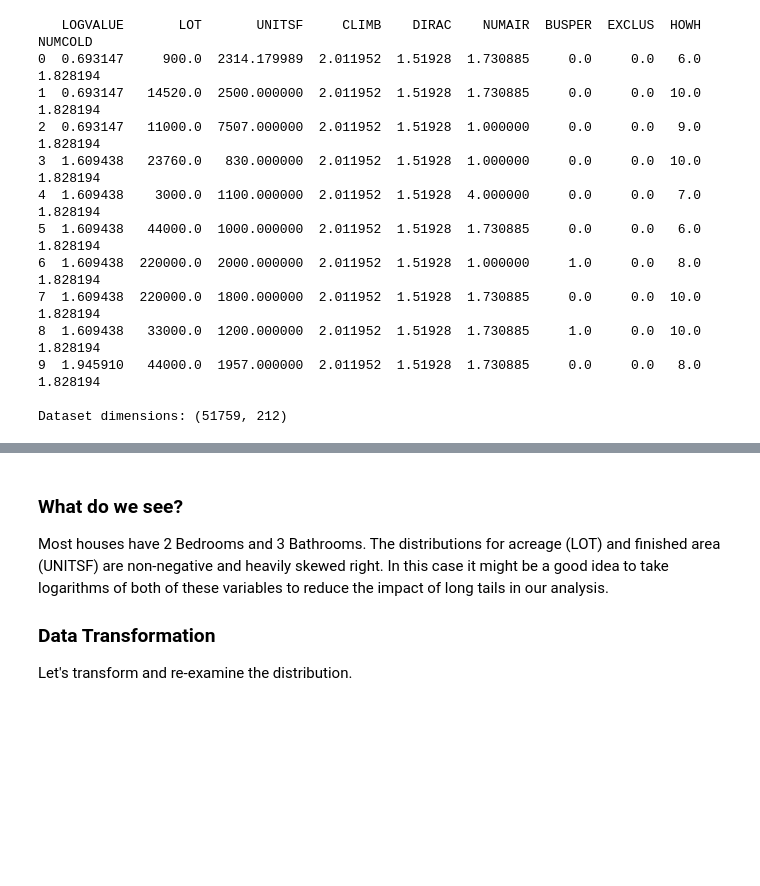
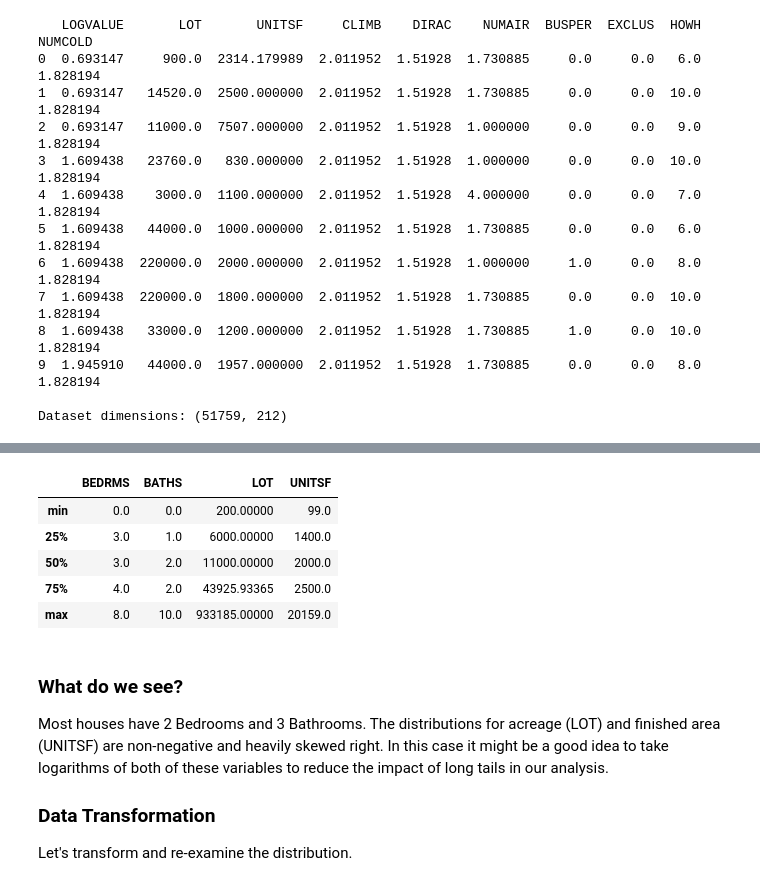
Before and after one commit to bquistorff/NABE_workbooks, a Jupyter notebook: 2. Predicting Housing Prices - Solutions.ipynb, the cells around one changed output, grey strips where cells are left out. Cells and saved outputs as stored; diff of their text form; code cells hidden in the pictures; blank space fills up the shorter version.

```diff
--- a/2. Predicting Housing Prices - Solutions.ipynb
+++ b/2. Predicting Housing Prices - Solutions.ipynb
@@ -72,3 +121,14 @@ Let's plot the first two using bar plots and the later two with histograms. In a
+# %%
+features = ['BEDRMS', 'BATHS', 'LOT', 'UNITSF']
+five_numbers = Housing[features].describe().loc[['min', '25%', '50%', '75%', 'max']]
+display(five_numbers)
+# %% [output]
+|  | BEDRMS | BATHS | LOT | UNITSF |
+| min | 0.0 | 0.0 | 200.00000 | 99.0 |
+| 25% | 3.0 | 1.0 | 6000.00000 | 1400.0 |
+| 50% | 3.0 | 2.0 | 11000.00000 | 2000.0 |
+| 75% | 4.0 | 2.0 | 43925.93365 | 2500.0 |
+| max | 8.0 | 10.0 | 933185.00000 | 20159.0 |
 # %% [markdown]
 ### What do we see?
 
```
Also changed, not shown: parts of 19 cells of this notebook, 9 other files.
